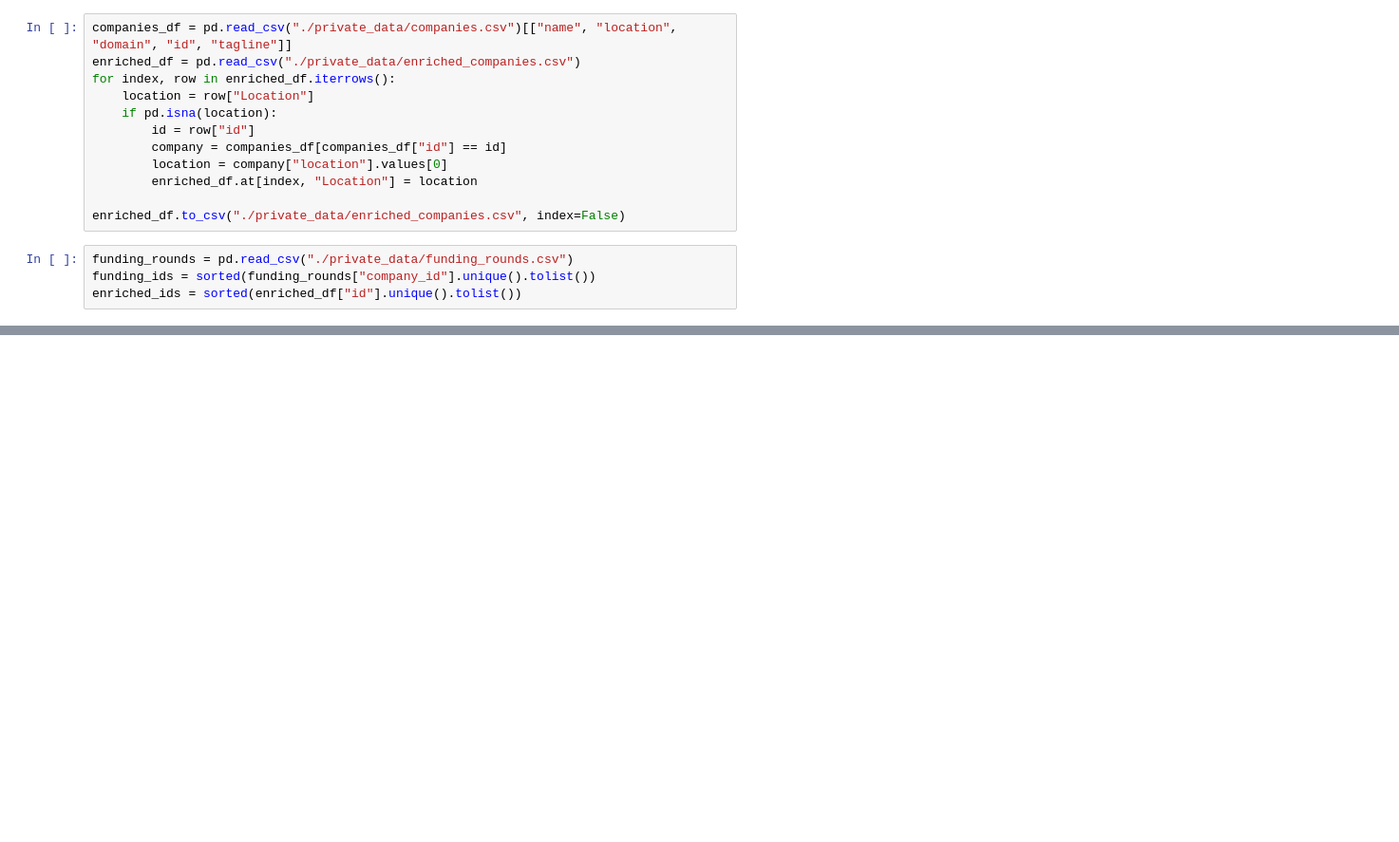
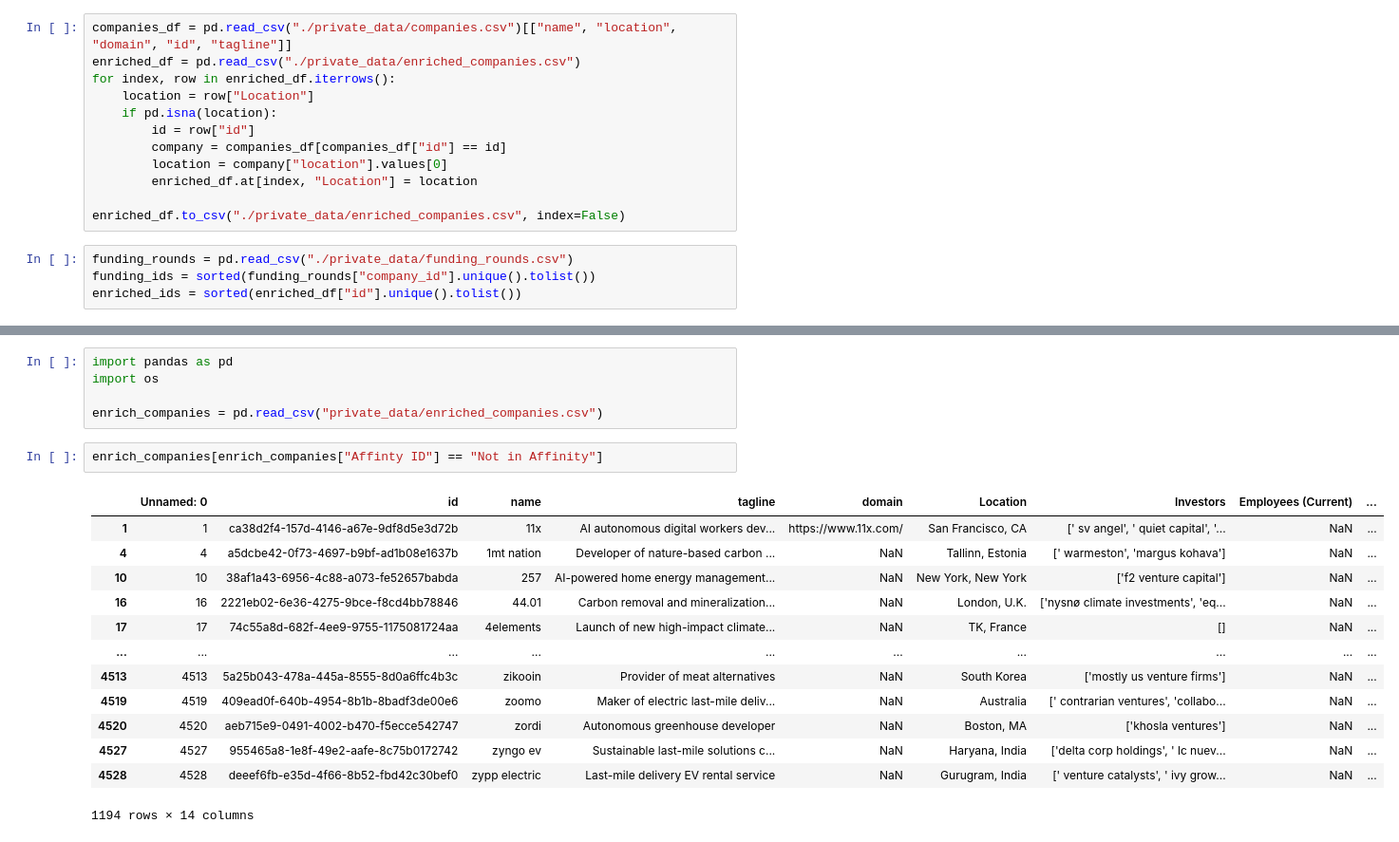
Before and after one commit to clbanjai/Energize-Internship, a Jupyter notebook: temp.ipynb, the cells around one changed output, grey strips where cells are left out. Shown at 95% size. Cells and saved outputs as stored; diff of their text form; blank space fills up the shorter version.

```diff
--- a/temp.ipynb
+++ b/temp.ipynb
@@ -22,0 +250,21 @@ True
+# %%
+import pandas as pd
+import os
+
+enrich_companies = pd.read_csv("private_data/enriched_companies.csv")
+# %%
+enrich_companies[enrich_companies["Affinty ID"] == "Not in Affinity"]
+# %% [output]
+|  | Unnamed: 0 | id | name | tagline | domain | Location | Investors | Employees (Current) | ... |
+| 1 | 1 | ca38d2f4-157d-4146-a67e-9df8d5e3d72b | 11x | AI autonomous digital workers dev... | https://www.11x.com/ | San Francisco, CA | [' sv angel', ' quiet capital', '... | NaN | ... |
+| 4 | 4 | a5dcbe42-0f73-4697-b9bf-ad1b08e1637b | 1mt nation | Developer of nature-based carbon ... | NaN | Tallinn, Estonia | [' warmeston', 'margus kohava'] | NaN | ... |
+| 10 | 10 | 38af1a43-6956-4c88-a073-fe52657babda | 257 | AI-powered home energy management... | NaN | New York, New York | ['f2 venture capital'] | NaN | ... |
+| 16 | 16 | 2221eb02-6e36-4275-9bce-f8cd4bb78846 | 44.01 | Carbon removal and mineralization... | NaN | London, U.K. | ['nysnø climate investments', 'eq... | NaN | ... |
+| 17 | 17 | 74c55a8d-682f-4ee9-9755-1175081724aa | 4elements | Launch of new high-impact climate... | NaN | TK, France | [] | NaN | ... |
+| ... | ... | ... | ... | ... | ... | ... | ... | ... | ... |
+| 4513 | 4513 | 5a25b043-478a-445a-8555-8d0a6ffc4b3c | zikooin | Provider of meat alternatives | NaN | South Korea | ['mostly us venture firms'] | NaN | ... |
+| 4519 | 4519 | 409ead0f-640b-4954-8b1b-8badf3de00e6 | zoomo | Maker of electric last-mile deliv... | NaN | Australia | [' contrarian ventures', 'collabo... | NaN | ... |
+| 4520 | 4520 | aeb715e9-0491-4002-b470-f5ecce542747 | zordi | Autonomous greenhouse developer | NaN | Boston, MA | ['khosla ventures'] | NaN | ... |
+| 4527 | 4527 | 955465a8-1e8f-49e2-aafe-8c75b0172742 | zyngo ev | Sustainable last-mile solutions c... | NaN | Haryana, India | ['delta corp holdings', ' lc nuev... | NaN | ... |
+| 4528 | 4528 | deeef6fb-e35d-4f66-8b52-fbd42c30bef0 | zypp electric | Last-mile delivery EV rental service | NaN | Gurugram, India | [' venture catalysts', ' ivy grow... | NaN | ... |
+1194 rows × 14 columns
```
Also changed, not shown: parts of 35 cells of this notebook, 30 other files.
